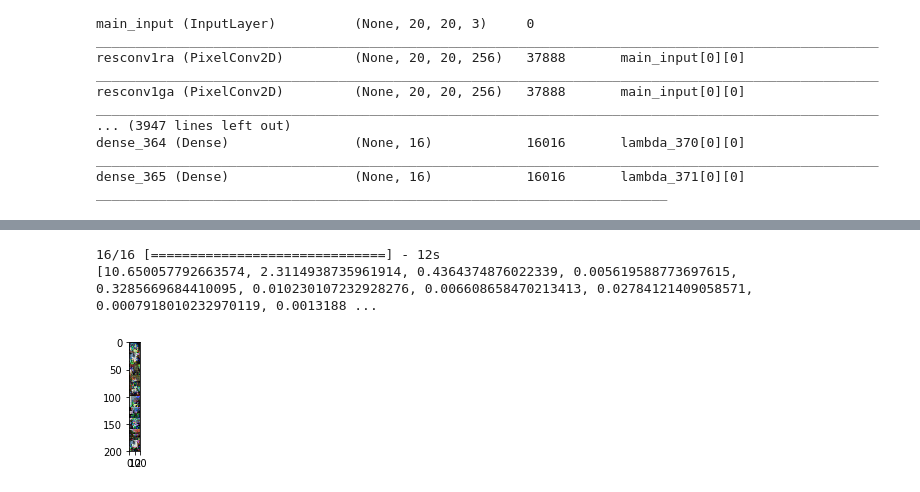
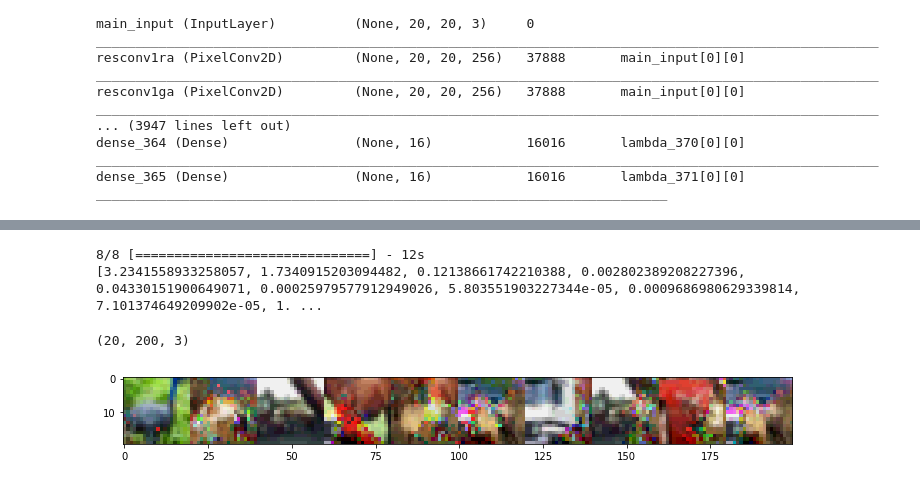
Before and after one commit to bjlkeng/sandbox, a Jupyter notebook: notebooks/pixel_cnn/pixelcnn.ipynb, the cells around one changed output, grey strips where cells are left out. Drawn from its saved outputs; the diff is of its cells as text; code cells hidden in the pictures.

Commit message:
Adding what I have for pixelcnn so far.

```diff
--- a/notebooks/pixel_cnn/pixelcnn.ipynb
+++ b/notebooks/pixel_cnn/pixelcnn.ipynb
@@ -41,11 +43,11 @@ img_rows, img_cols, img_chns = 20, 20, 3
 #img_rows, img_cols, img_chns = 32, 32, 3
 original_img_size = (img_rows, img_cols, img_chns)
 pixel_level_divisor = 16
-sample = 16
+sample = 8
 
 batch_size = int(os.environ.get('BATCH_SIZE', 1))
 epochs = int(os.environ.get('EPOCHS', 1000))
 activation = os.environ.get('ACTIVATION', 'relu')
-decay = float(os.environ.get('DECAY', 0.0))
 learning_rate = float(os.environ.get('LEARNING_RATE', 0.001))
 resnet_depth = int(os.environ.get('RESNET_DEPTH', 15))
+print("parameters")
@@ -352,8 +368,8 @@ _________________________________________________________________________
 # %%
 start = time.time()
 
-early_stopping = keras.callbacks.EarlyStopping('loss', min_delta=1.0, patience=30)
-reduce_lr = keras.callbacks.ReduceLROnPlateau(monitor='loss', factor=0.5, patience=15, min_lr=0.01 * learning_rate)
+early_stopping = keras.callbacks.EarlyStopping('loss', min_delta=1.0, patience=20)
+reduce_lr = keras.callbacks.ReduceLROnPlateau(monitor='loss', factor=0.5, patience=10, min_lr=0.01 * learning_rate)
 #early_stopping = keras.callbacks.EarlyStopping('val_loss', min_delta=0.1, patience=10)
 #reduce_lr = keras.callbacks.ReduceLROnPlateau(monitor='val_loss', factor=0.1, patience=5, min_lr=0.001 * learning_rate)
 
@@ -431,15 +447,17 @@ df['loss'].plot(figsize=(8, 6))
 # %%
-x_eval_out = []
-for i in range(len(X_train_out)):
-    x_eval_out.append(X_train_out[i])
+#x_eval_out = []
+#for i in range(len(X_train_out)):
+#    x_eval_out.append(X_train_out[i])
 
-lossvals = model.evaluate(X_train, x_eval_out)
+lossvals = model.evaluate(X_train, X_train_out)
 #print(model.metrics_names)
 print(lossvals)
 # %% [output]
-16/16 [==============================] - 12s
-[10.650057792663574, 2.3114938735961914, 0.4364374876022339, 0.005619588773697615, 0.3285669684410095, 0.010230107232928276, 0.006608658470213413, 0.02784121409058571, 0.0007918010232970119, 0.0013188 ...
+8/8 [==============================] - 12s
+[3.2341558933258057, 1.7340915203094482, 0.12138661742210388, 0.002802389208227396, 0.04330151900649071, 0.00025979577912949026, 5.803551903227344e-05, 0.0009686980629339814, 7.101374649209902e-05, 1. ...
 # %%
+debug = False
+
 def softmax(x):
     e_x = np.exp(x - np.max(x))
     out = e_x / e_x.sum()
@@ -451,46 +469,49 @@ def gen_image(model, num_samples=batch_size):
     # Iteratively generate each conditional pixel P(x_i | x_{1,..,i-1})
     for i in range(img_rows):
         for j in range(img_cols):
             for k in range(img_chns):
                 x_out = model.predict(x_sample, num_samples)
+                #x_sample[:, i, j, k] = x_out[:, i, j, k]
                 index = i * img_cols * img_chns + j * img_chns + k
                 for n in range(num_samples):
                     pvals = softmax(x_out[index][n])
                     pvals /= (np.sum(pvals) + 1e-5)
                     pixel_val = np.argmax(np.random.multinomial(1, pvals))
                     x_sample[n, i, j, k] = pixel_val * pixel_level_divisor / 255.
-                    #print("====", i, j, k, pixel_val, x_sample[n, i, j, k])
-                    #print("    ", x_out[index][n])
-                    #print("    ", pvals)
-                    #print("    ", draw)
-                    #print(pixel_val, x_sample[n, i, j, k])
-                    #break
-        #print("row", i)
-        #if i >= 1:
+                    if i == 4 and debug:
+                        print("====", i, j, k)
+                        print(" pixel_val: ", pixel_val)
+                        print(" sample_val: ", x_sample[n, i, j, k])
+                        print(" raw: ", x_out[index][n])
+                        print(" pvals: ", pvals)
+        if debug:
+            print("row", i)
+        #if i > 5 and debug:
         #    break
 
     return x_sample
 
 
 start = time.time()
 
-n = 10
-figure = np.zeros((img_rows * n, img_cols * batch_size, img_chns))
+n = 1 if debug else 10
+figure = np.zeros((img_rows * ((n - 1) // 10 + 1), img_cols * 10, img_chns))
+print(figure.shape)
 for i in range(n):
     samples = gen_image(model)
     for j in range(batch_size):
         img = samples[j]
-        # print(img)
-        d_x = i * img_rows
-        d_y = j * img_cols
-        figure[d_x:d_x + img_rows, d_y:d_y + img_cols] = img
+        d_x = ((i * batch_size + j) // 10) * img_rows
+        d_y = ((i * batch_size + j) % 10) * img_cols
+        figure[d_x:d_x + img_rows, d_y:d_y + img_cols, :] = img
 
-plt.figure(figsize=(2*n, 2*batch_size))
+plt.figure(figsize=(12, 12))
 plt.imshow(figure)
 plt.show()
 
 done = time.time()
 elapsed = done - start
 print("Elapsed: ", elapsed)
 # %% [output]
+(20, 200, 3)
-[figure, old version]
+[figure, new version]
```
Also changed, not shown: parts of 14 cells of this notebook.
